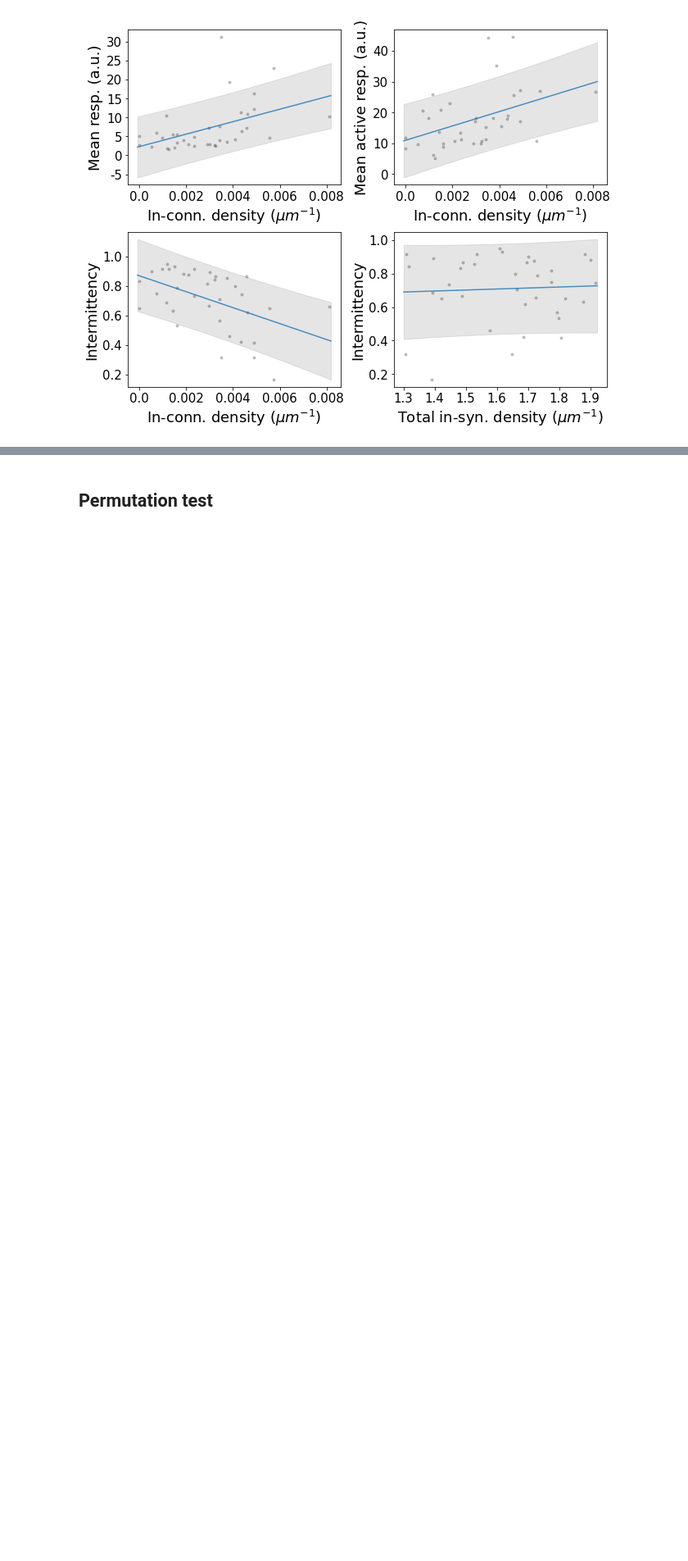
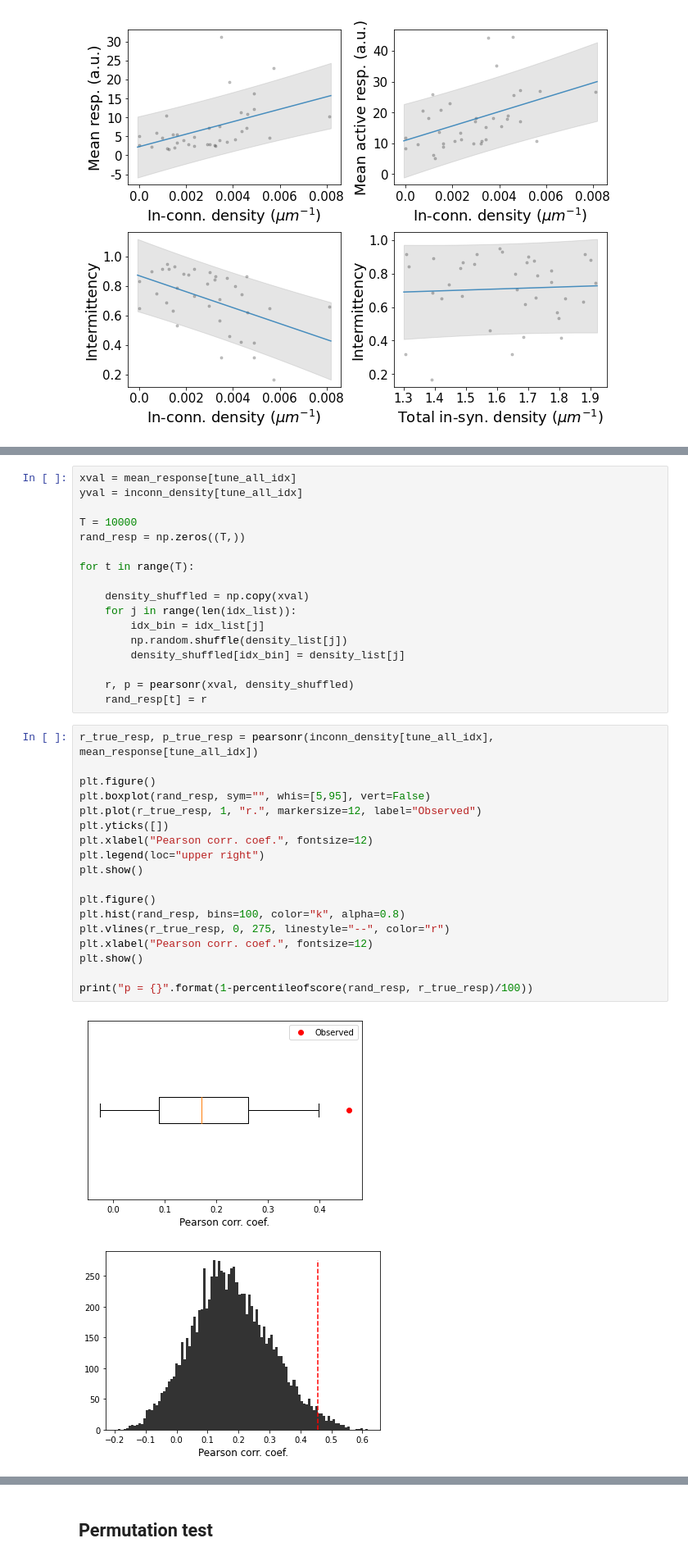
Before and after one commit to AllenInstitute/MicronsBinder, a Jupyter notebook: notebooks/multiscale/function/intermittency_analysis_Figure6.ipynb, the cells around one changed output, grey strips where cells are left out. Shown at 82% size. Saved outputs shown, nothing was run; the diff lists cells and outputs as text; blank space fills up the shorter version.

```diff
--- a/notebooks/multiscale/function/intermittency_analysis.ipynb
+++ b/notebooks/multiscale/function/intermittency_analysis_Figure6.ipynb
@@ -641,0 +706,38 @@ plt.show()
+# %%
+xval = mean_response[tune_all_idx]
+yval = inconn_density[tune_all_idx]
+
+T = 10000
+rand_resp = np.zeros((T,))
+
+for t in range(T):
+
+    density_shuffled = np.copy(xval)
+    for j in range(len(idx_list)):
+        idx_bin = idx_list[j]
+        np.random.shuffle(density_list[j])
+        density_shuffled[idx_bin] = density_list[j]
+
+    r, p = pearsonr(xval, density_shuffled)
+    rand_resp[t] = r
+# %%
+r_true_resp, p_true_resp = pearsonr(inconn_density[tune_all_idx], mean_response[tune_all_idx])
+
+plt.figure()
+plt.boxplot(rand_resp, sym="", whis=[5,95], vert=False)
+plt.plot(r_true_resp, 1, "r.", markersize=12, label="Observed")
+plt.yticks([])
+plt.xlabel("Pearson corr. coef.", fontsize=12)
+plt.legend(loc="upper right")
+plt.show()
+
+plt.figure()
+plt.hist(rand_resp, bins=100, color="k", alpha=0.8)
+plt.vlines(r_true_resp, 0, 275, linestyle="--", color="r")
+plt.xlabel("Pearson corr. coef.", fontsize=12)
+plt.show()
+
+print("p = {}".format(1-percentileofscore(rand_resp, r_true_resp)/100))
+# %% [output]
+[figure, added]
+[figure, added]
```
Also changed, not shown: parts of 16 cells of this notebook, 1 other file.
